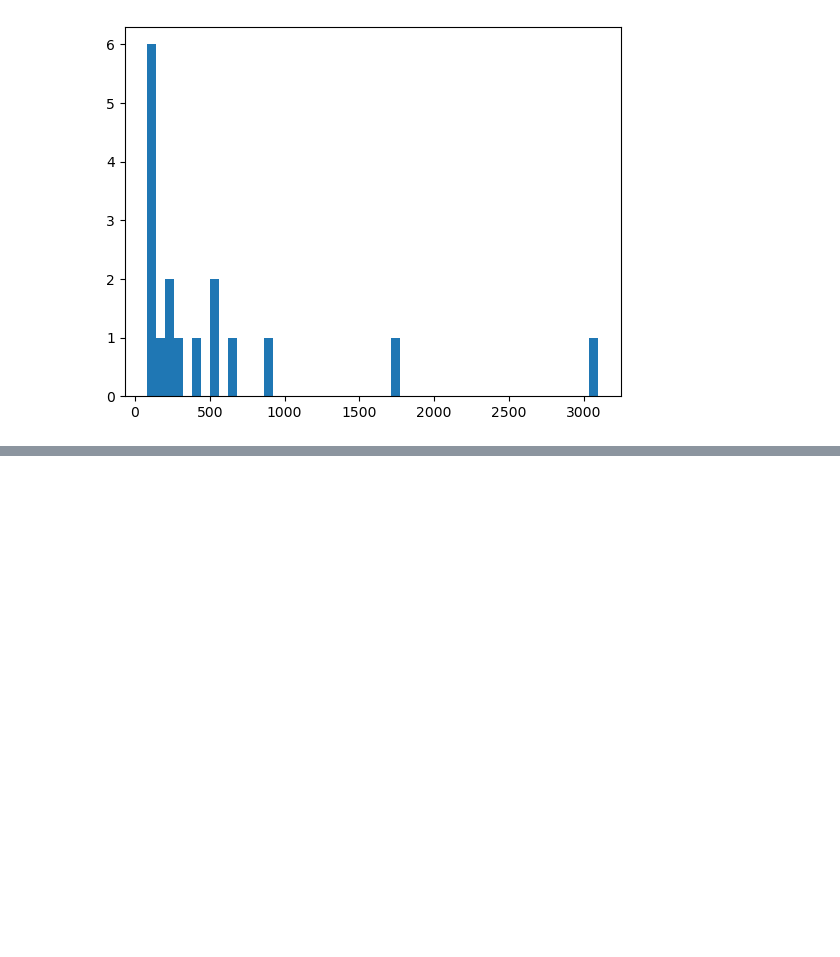
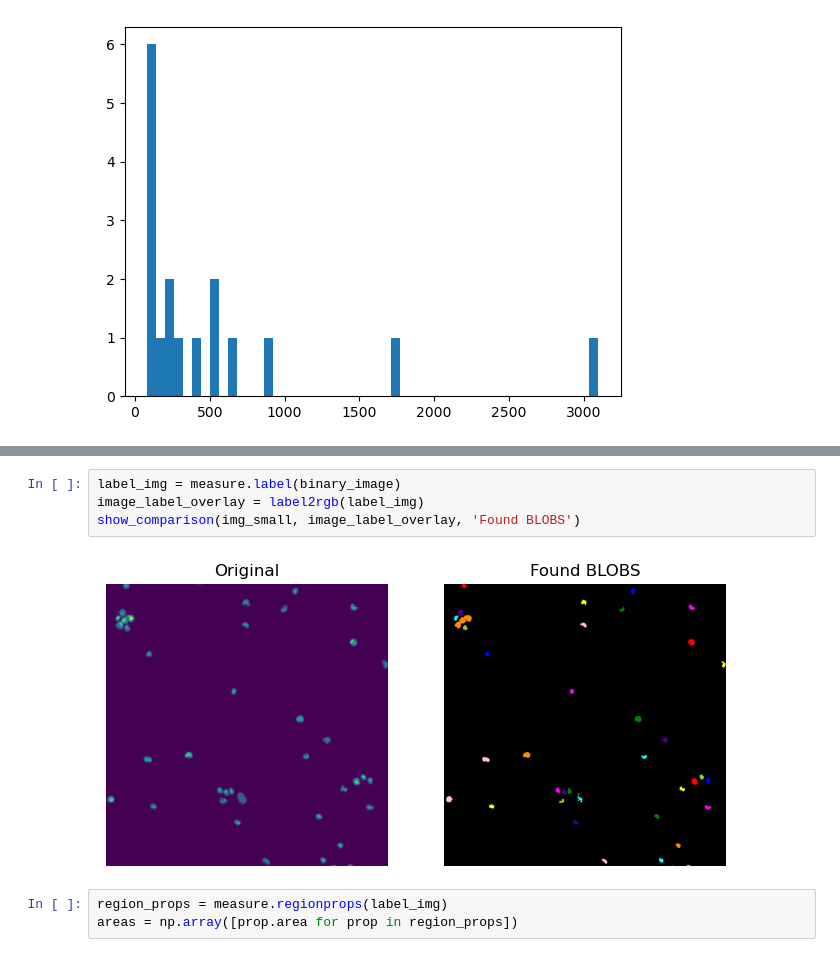
Before and after one commit to Benyla/DTUImageAnalysis, a Jupyter notebook: exercises/ex5-BLOBAnalysis/data/my_sol_week5.ipynb, the cells around one changed output, grey strips where cells are left out. Cells and saved outputs as stored; diff of their text form; blank space fills up the shorter version.

```diff
--- a/exercises/ex5-BLOBAnalysis/data/my_sol_week5.ipynb
+++ b/exercises/ex5-BLOBAnalysis/data/my_sol_week5.ipynb
@@ -86,0 +99,9 @@ ValueError: <COMPRESSION.LZW: 5> requires the 'imagecodecs' package
+# %%
+label_img = measure.label(binary_image)
+image_label_overlay = label2rgb(label_img)
+show_comparison(img_small, image_label_overlay, 'Found BLOBS')
+# %% [output]
+[figure, added]
+# %%
+region_props = measure.regionprops(label_img)
+areas = np.array([prop.area for prop in region_props])
```
Also changed, not shown: parts of 12 cells of this notebook, 1 other file.
